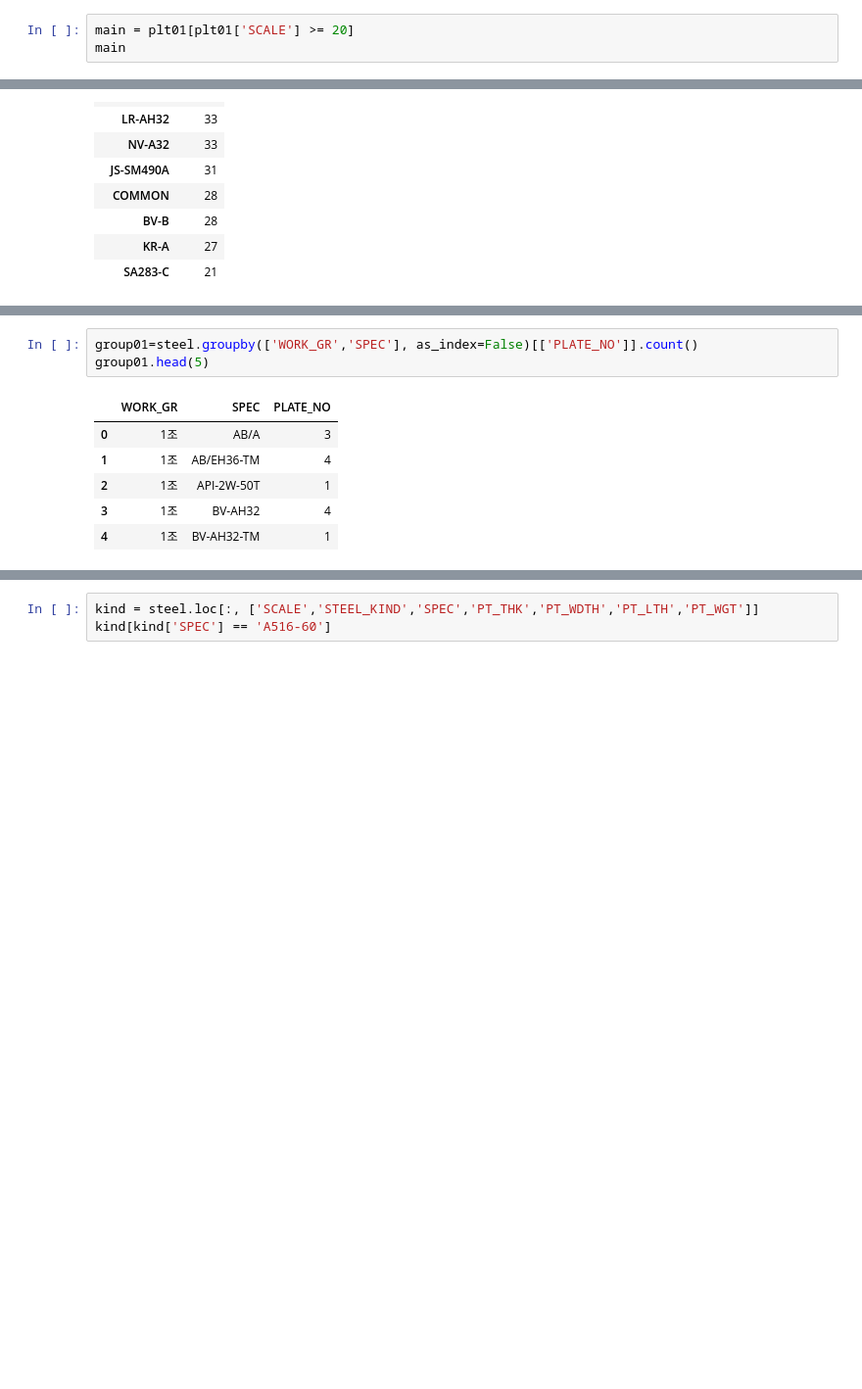
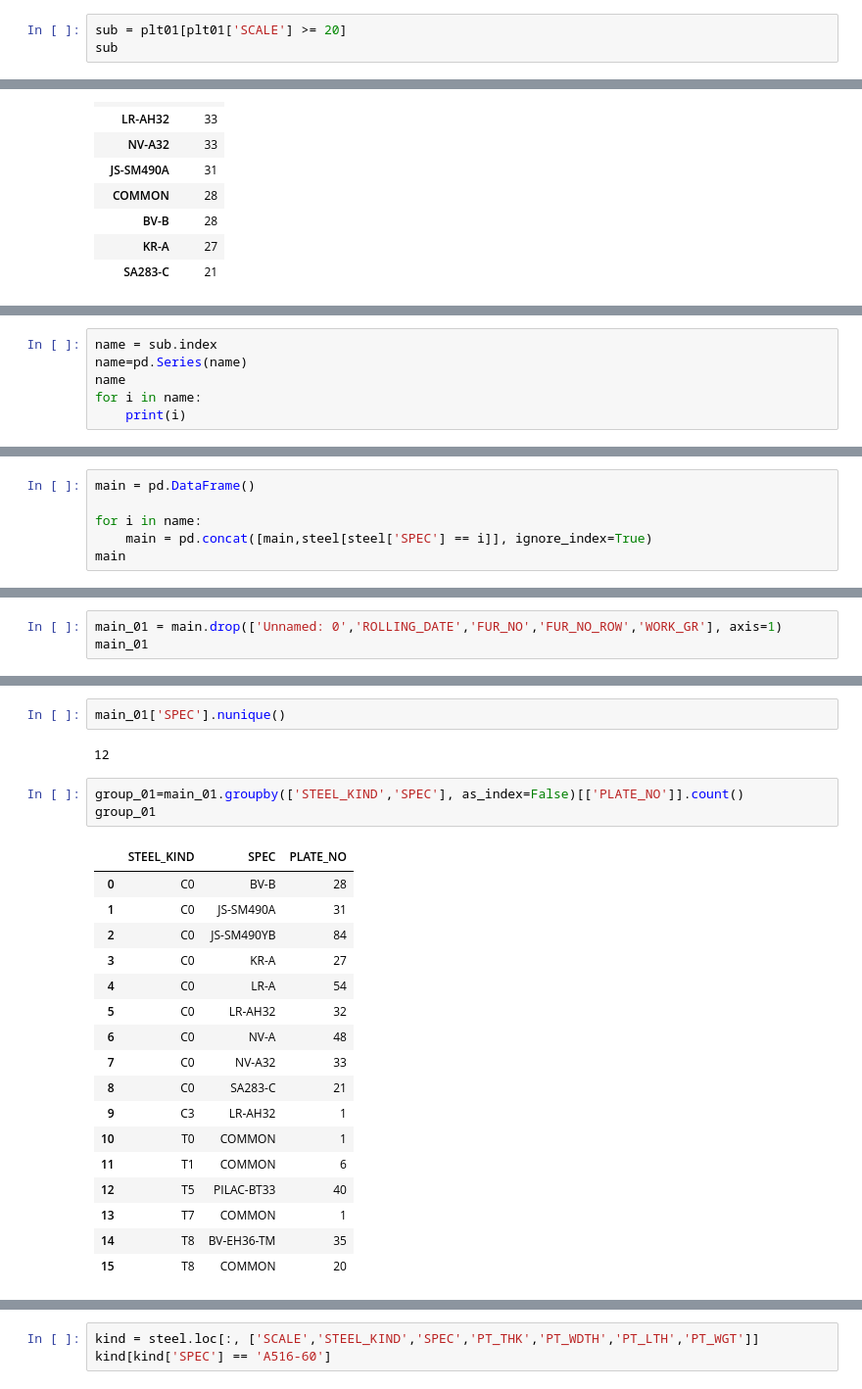
Before and after one commit to Liamns/steel_project, a Jupyter notebook: mg_project.ipynb, the cells around one changed output, grey strips where cells are left out. Shown at 98% size. Cells and saved outputs as stored; diff of their text form; blank space fills up the shorter version.

```diff
--- a/mg_project.ipynb
+++ b/mg_project.ipynb
@@ -77,8 +52,8 @@ px.line(plt01, x=plt01.index, y='SCALE')
 - 위 그래프 토대로 20이상의 SPEC을 추려 분석
 - 12개의 규격이 전체 생산량의 약 64%를 차지
 # %%
-main = plt01[plt01['SCALE'] >= 20]
-main
+sub = plt01[plt01['SCALE'] >= 20]
+sub
 # %% [output]
 |  | SCALE |
 | SPEC |  |
@@ -106,0 +72,6 @@ KeyError: "None of [Index(['JS-SM490YB', 'LR-A', 'NV-A', 'PILAC-BT33', 'BV-EH36-
+# %%
+name = sub.index
+name=pd.Series(name)
+name
+for i in name:
+    print(i)
@@ -106,0 +91,6 @@ KeyError: "None of [Index(['JS-SM490YB', 'LR-A', 'NV-A', 'PILAC-BT33', 'BV-EH36-
+# %%
+main = pd.DataFrame()
+
+for i in name:
+    main = pd.concat([main,steel[steel['SPEC'] == i]], ignore_index=True)
+main
@@ -106,0 +111,3 @@ KeyError: "None of [Index(['JS-SM490YB', 'LR-A', 'NV-A', 'PILAC-BT33', 'BV-EH36-
+# %%
+main_01 = main.drop(['Unnamed: 0','ROLLING_DATE','FUR_NO','FUR_NO_ROW','WORK_GR'], axis=1)
+main_01
@@ -107,11 +128,26 @@ KeyError: "None of [Index(['JS-SM490YB', 'LR-A', 'NV-A', 'PILAC-BT33', 'BV-EH36-
+# %%
+main_01['SPEC'].nunique()
+# %% [output]
+12
 # %%
-group01=steel.groupby(['WORK_GR','SPEC'], as_index=False)[['PLATE_NO']].count()
-group01.head(5)
+group_01=main_01.groupby(['STEEL_KIND','SPEC'], as_index=False)[['PLATE_NO']].count()
+group_01
 # %% [output]
-|  | WORK_GR | SPEC | PLATE_NO |
-| 0 | 1조 | AB/A | 3 |
-| 1 | 1조 | AB/EH36-TM | 4 |
-| 2 | 1조 | API-2W-50T | 1 |
-| 3 | 1조 | BV-AH32 | 4 |
-| 4 | 1조 | BV-AH32-TM | 1 |
+|  | STEEL_KIND | SPEC | PLATE_NO |
+| 0 | C0 | BV-B | 28 |
+| 1 | C0 | JS-SM490A | 31 |
+| 2 | C0 | JS-SM490YB | 84 |
+| 3 | C0 | KR-A | 27 |
+| 4 | C0 | LR-A | 54 |
+| 5 | C0 | LR-AH32 | 32 |
+| 6 | C0 | NV-A | 48 |
+| 7 | C0 | NV-A32 | 33 |
+| 8 | C0 | SA283-C | 21 |
+| 9 | C3 | LR-AH32 | 1 |
+| 10 | T0 | COMMON | 1 |
+| 11 | T1 | COMMON | 6 |
+| 12 | T5 | PILAC-BT33 | 40 |
+| 13 | T7 | COMMON | 1 |
+| 14 | T8 | BV-EH36-TM | 35 |
+| 15 | T8 | COMMON | 20 |
 # %%
```
Also changed, not shown: parts of 8 cells of this notebook.
